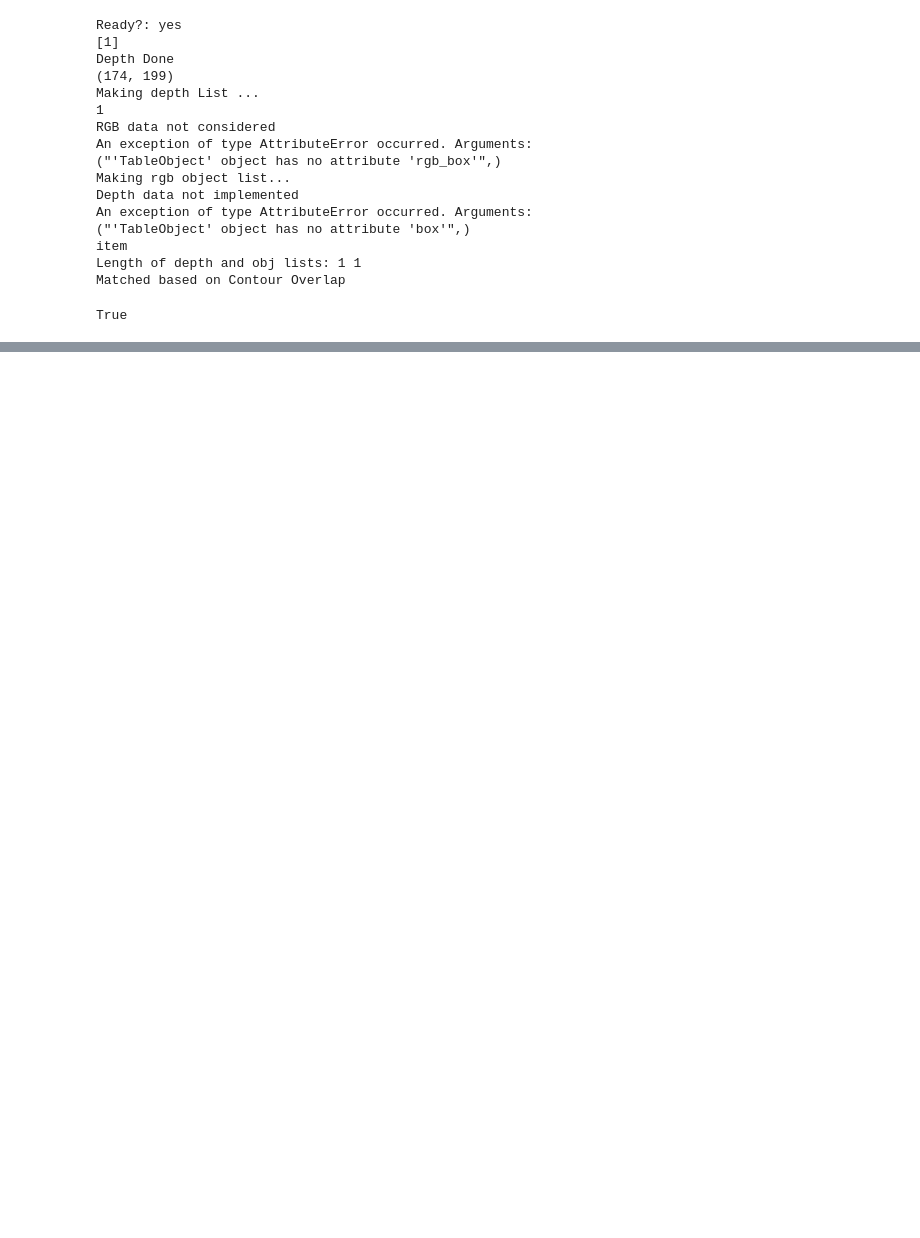
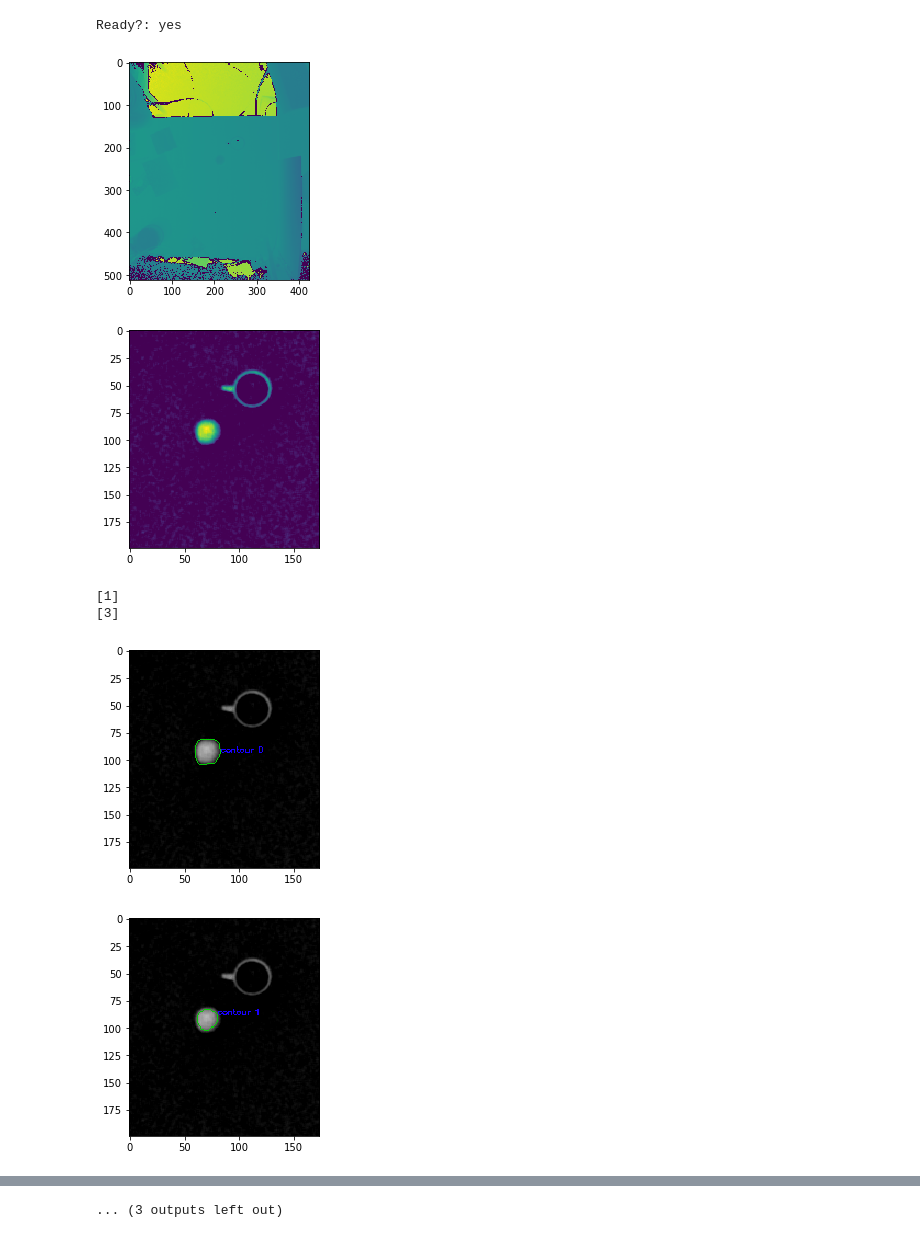
Before and after one commit to michaelcheah/birl-apc, a Jupyter notebook: integrated_grasping_testing.ipynb, the cells around one changed output, grey strips where cells are left out. Drawn from its saved outputs; the diff is of its cells as text; code cells hidden in the pictures; blank space fills up the shorter version.

```diff
--- a/integrated_grasping_testing.ipynb
+++ b/integrated_grasping_testing.ipynb
@@ -62,57 +115,47 @@ rgb, depth, ir = test_all
 
 normclean, sorted_family = run_image_processing_v2_depth(test_all,
                                                          depth_cali,
-                                                         show=False)
+                                                         show=True)
 
 rgbnormclean, rgb_family, test_rgbx_img = run_image_processing_v2_rgb(test_all,
                                                                       rgb_cali,
                                                                       depth_cali,
-                                                                      show=False)
+                                                                      show=True)
 
 ######## Clean the images and convert them so that they are cv2 compatible ############
 
 depth_normclean = normclean2cv2(normclean)
 rgb_normclean = normclean2cv2(rgbnormclean)
 
 #
 test_rgb_img = vt.convert2rgb(test_rgbx_img)
 
 cv2.imwrite("test_rgb_img.jpg", test_rgb_img)
 
 ####### Create List of Objects and match the rgb and depth data ##########
 # Note that the label here is False which means that depth profiles will be overlaid with their
 # rgb counterparts objects will be labelled based on their spatial distances
 
 obj_list = match_rgb_with_depth_v2(sorted_family, rgb_family, depth_normclean, test_rgb_img, label=False)
 
 object_list = copy.copy(obj_list)
 
-for item in object_list.keys():
-    if object_list[item].height[0] == 0:
+#for item in object_list.keys():
+#    if object_list[item].height[0] == 0:
          #if abs(object_list[item].rgb_area - 3*obj_features_mean.rgb_area.book)/obj_features_std.rgb_area.book > 1:
                         #print "TOO SMALL/BIG TO BE BOOK"
                         #del object_list[item]
-                    if object_list[item].name != 'cd':
-                        print "TO BE DELETED: ",item
-                        del object_list[item]
+#                    if object_list[item].name != 'cd':
+#                        print "TO BE DELETED: ",item, object_list[item].name
+#                        del object_list[item]
 
 #cv2.imwrite("test_rgb_img.jpg", test_rgb_img)
 cv2.imwrite("depth_normclean.jpg", depth_normclean)
 # %% [output]
 Ready?: yes
-[1]
-Depth Done
-(174, 199)
-Making depth List ...
-1
-RGB data not considered
-An exception of type AttributeError occurred. Arguments:
-("'TableObject' object has no attribute 'rgb_box'",)
-Making rgb object list...
-Depth data not implemented
-An exception of type AttributeError occurred. Arguments:
-("'TableObject' object has no attribute 'box'",)
-item
-Length of depth and obj lists: 1 1
-Matched based on Contour Overlap
+[figure, added]
+[figure, added]
-True
+[1]
+[3]
+[figure, added]
+[figure, added]
@@ -119,3 +170,4 @@ True
+... (3 outputs left out)
 # %%
 object_list = copy.copy(obj_list)
 # %%
```
Also changed, not shown: parts of 7 cells of this notebook, 3 other files.
